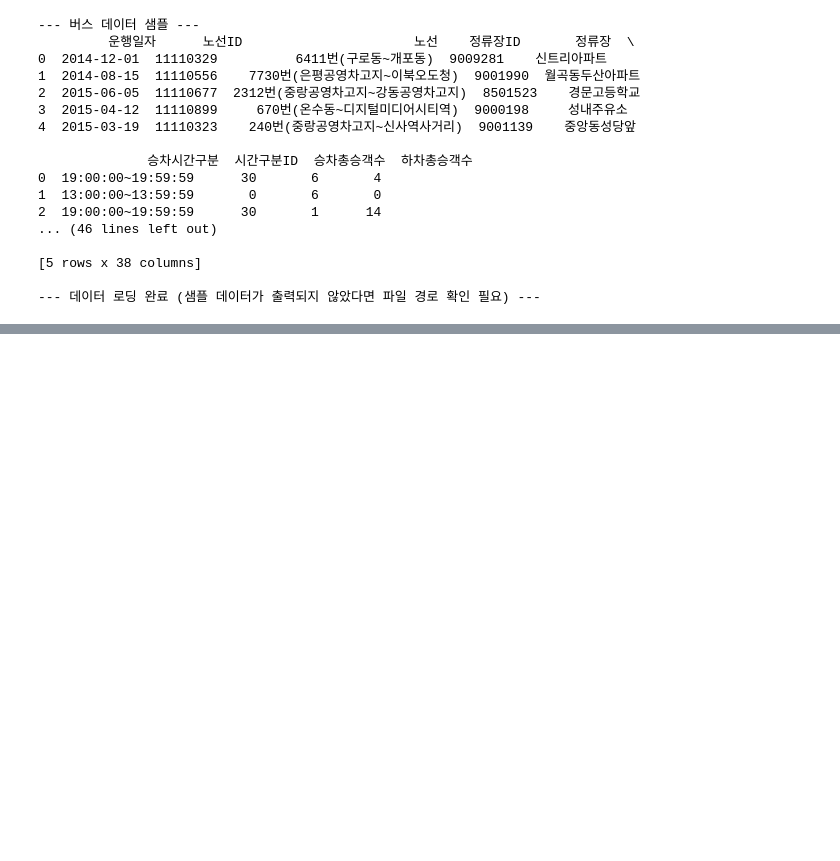
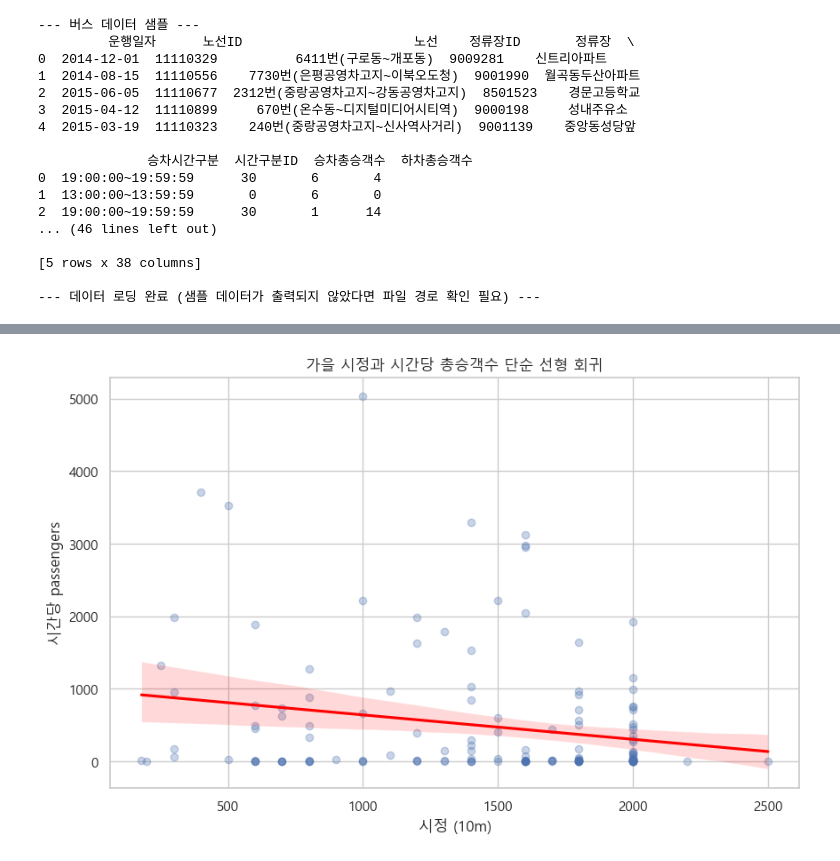
Before and after one commit to hannania7/Correlation-Analysis_toyproject, a Jupyter notebook: 데이터/코드/corr_toy.ipynb, the cells around one changed output, grey strips where cells are left out. Drawn from its saved outputs; the diff is of its cells as text; code cells hidden in the pictures; blank space fills up the shorter version.

```diff
--- a/데이터/코드/corr_toy.ipynb
+++ b/데이터/코드/corr_toy.ipynb
@@ -561,0 +762,95 @@ print("\n--- 프로젝트 결론 및 논의 ---")
+# %%
+
+# ## 6.3.1. 유의미한 상관관계를 보인 변수에 대한 계절별 단순 선형 회귀분석
+
+# 이전에 생성된 final_df 와 correlation_df (상관계수 및 p-value 테이블)가 있다고 가정합니다.
+# correlation_df는 '계절', '변수', '상관계수', 'p-value' 컬럼을 가져야 합니다.
+
+if 'final_df' not in globals() or final_df.empty:
+    print("분석할 최종 데이터(final_df)가 준비되지 않았습니다. 이전 단계를 먼저 실행해주세요.")
+elif 'correlation_df' not in globals() or correlation_df.empty:
+    print("상관분석 결과(correlation_df)가 없습니다. 상관분석을 먼저 실행해주세요.")
+else:
+    print("\n--- 유의미한 상관관계를 보인 변수에 대한 계절별 단순 선형 회귀분석 ---")
+
+    # 분석 대상: (계절, 한글 변수명)
+    significant_pairs_to_analyze = [
+        ('가을', '시정'),  # 가을철 시정
+        ('겨울', '일조')   # 겨울철 일조
+    ]
+
+    # 영어 변수명 매핑 (statsmodels formula 및 컬럼 접근용)
+    var_map_eng = {
+        '총승객수': 'passengers', '풍속': 'wind_speed', '기온': 'temp',
+        '습도': 'humidity', '강수량': 'precipitation', '적설': 'snowfall',
+        '요일코드': 'day_of_week_code', '시간': 'hour',
+        '풍향': 'wind_direction', '해면기압': 'sea_pressure', '일조': 'sunshine_hours',
+        '일사': 'solar_radiation', '전운량': 'total_cloud_cover',
+        '중하층운량': 'midlow_cloud_cover', '시정': 'visibility', '지면온도': 'surface_temp'
+    }
+
+    for season, weather_var_kor in significant_pairs_to_analyze:
+        # 해당 계절 데이터 필터링
+        season_data_reg = final_df[final_df['계절'] == season].copy()
+
+        # 분석에 사용할 영어 변수명 가져오기
+        dependent_var_eng = var_map_eng.get('총승객수')
+        independent_var_eng = var_map_eng.get(weather_var_kor)
+
+        if dependent_var_eng is None or independent_var_eng is None:
+            print(f"경고: '{weather_var_kor}' 또는 '총승객수'에 대한 영어 변수명 매핑이 없습니다. 건너뜁니다.")
+            continue
+
+        # 컬럼명 변경 (statsmodels formula를 위해)
+        # 필요한 컬럼만 선택적으로 rename
+        cols_to_rename_simple_reg = {
+            '총승객수': dependent_var_eng,
+            weather_var_kor: independent_var_eng
+        }
+        # season_data_reg에 실제로 존재하는 컬럼만 rename
+        actual_cols_to_rename = {k: v for k, v in cols_to_rename_simple_reg.items() if k in season_data_reg.columns}
+        season_data_reg.rename(columns=actual_cols_to_rename, inplace=True)
+
+        # 필요한 컬럼 존재 및 데이터 충분 여부 확인
+        if dependent_var_eng not in season_data_reg.columns or \
+           independent_var_eng not in season_data_reg.columns or \
+           len(season_data_reg.dropna(subset=[dependent_var_eng, independent_var_eng])) < 20: # 최소 샘플 수
+            print(f"\n--- {season} - '{weather_var_kor}' 변수 ---")
+            print(f"데이터가 부족하거나 필요한 컬럼 ('{dependent_var_eng}', '{independent_var_eng}')이 없어 회귀분석을 건너뜁니다.")
+            continue
+
+        print(f"\n--- {season}: {dependent_var_eng} ~ {independent_var_eng} (단순 선형 회귀) ---")
+        try:
+            formula = f'{dependent_var_eng} ~ {independent_var_eng}'
+            model = smf.ols(formula=formula, data=season_data_reg).fit()
+            print(model.summary())
+
+            # 회귀계수 및 관련 통계량 추출
+            coef = model.params.get(independent_var_eng, np.nan)
+            p_val_coef = model.pvalues.get(independent_var_eng, np.nan)
+            r_squared = model.rsquared
+
+            # 단위 정보 가져오기 (예시, 실제 단위는 데이터 설명 참조)
+            units = {'시정': '10m', '일조': 'hr'} # 필요시 다른 변수 단위 추가
+            unit_str = f"({units.get(weather_var_kor, '')})" if units.get(weather_var_kor) else ""
+
+            print(f"\n* 해석 ({season} - {weather_var_kor}):")
+            print(f"  {weather_var_kor}{unit_str}이(가) 1단위 증가할 때, 시간당 {dependent_var_eng}(총승객수)는 약 {coef:.2f}명 변화(증가 또는 감소)하는 것으로 나타납니다.")
+            print(f"  이 관계의 통계적 유의성 (p-value): {p_val_coef:.4f}")
+            print(f"  모델 설명력 (R-squared): {r_squared:.3f}")
+            if p_val_coef >= 0.05:
+                print(f"  주의: {weather_var_kor} 변수의 p-value가 0.05 이상이므로, 이 회귀계수는 통계적으로 유의미하다고 보기 어렵습니다.")
+
+
+            # 시각화
+            plt.figure(figsize=(10,6))
+            sns.regplot(x=independent_var_eng, y=dependent_var_eng, data=season_data_reg,
+                        scatter_kws={'alpha':0.3}, line_kws={'color':'red'})
+            plt.title(f'{season} {weather_var_kor}과 시간당 총승객수 단순 선형 회귀')
+            plt.xlabel(f'{weather_var_kor} {unit_str}')
+            plt.ylabel(f'시간당 {dependent_var_eng}')
+            plt.show()
+
+        except Exception as e:
+            print(f"{season} - '{weather_var_kor}' 변수 회귀 분석 중 오류 발생: {e}")
+# %% [output]
@@ -561,0 +874 @@ print("\n--- 프로젝트 결론 및 논의 ---")
+[figure, added]
```
Also changed, not shown: parts of 9 cells of this notebook.
